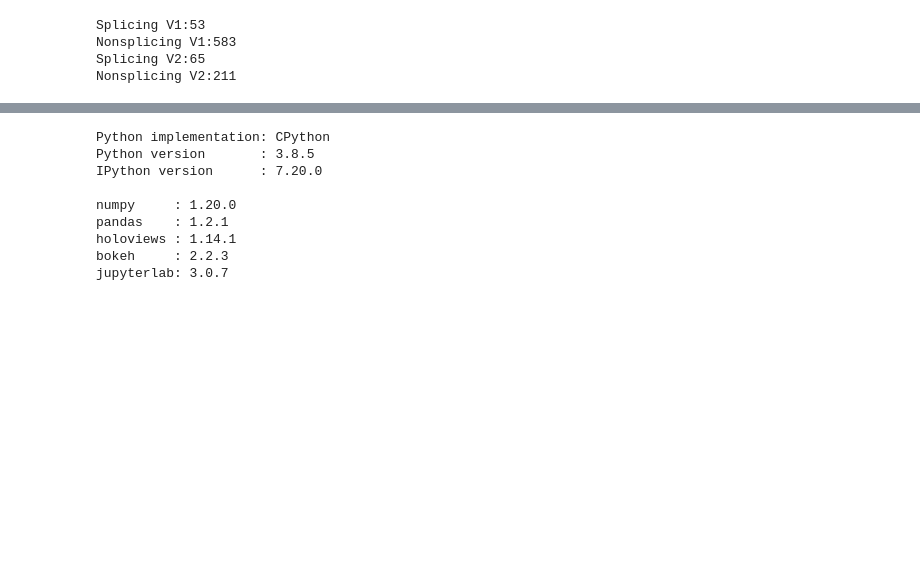
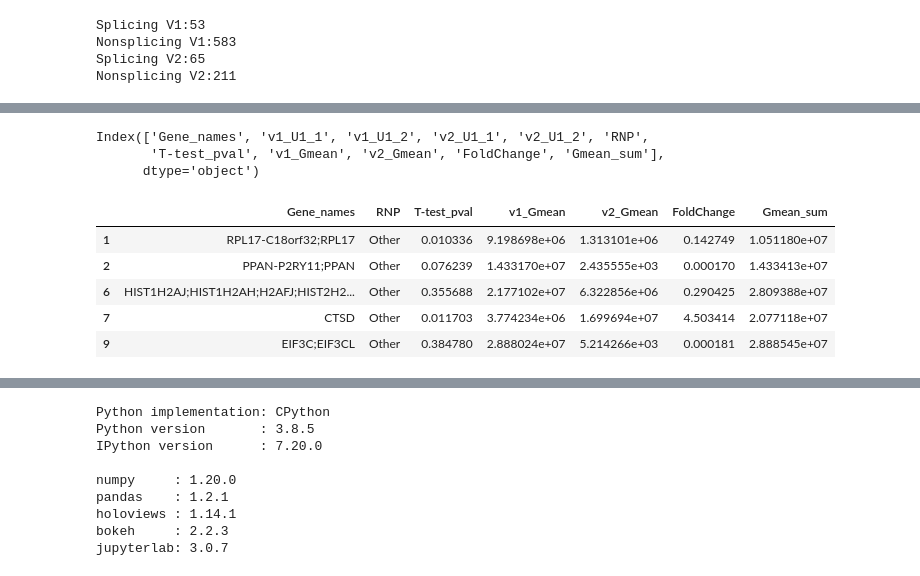
Before and after one commit to dhonson-lncrna/22.02.25_RAPMSv1v2-Analysis, a Jupyter notebook: 22.02.25_v1v2-Intensity.ipynb, the cells around one changed output, grey strips where cells are left out. Drawn from its saved outputs; the diff is of its cells as text; code cells hidden in the pictures; blank space fills up the shorter version.

```diff
--- a/22.02.25_v1v2-Intensity.ipynb
+++ b/22.02.25_v1v2-Intensity.ipynb
@@ -473,3 +473,21 @@ Deprecated in NumPy 1.20; for more details and guidance: https://numpy.org/devdo
   data = np.array(data, dtype=np.float)
 [interactive output not drawn]
 [interactive output not drawn]
+# %%
+statdf.columns
+# %% [output]
+Index(['Gene_names', 'v1_U1_1', 'v1_U1_2', 'v2_U1_1', 'v2_U1_2', 'RNP',
+       'T-test_pval', 'v1_Gmean', 'v2_Gmean', 'FoldChange', 'Gmean_sum'],
+      dtype='object')
+# %%
+statdf['Gmean_sum'] = statdf['v1_Gmean'] + statdf['v2_Gmean']
+
+plotdf = statdf.drop(['v1_U1_1','v1_U1_2','v2_U1_1','v2_U1_2'],axis=1)
+plotdf.head()
+# %% [output]
+|  | Gene_names | RNP | T-test_pval | v1_Gmean | v2_Gmean | FoldChange | Gmean_sum |
+| 1 | RPL17-C18orf32;RPL17 | Other | 0.010336 | 9.198698e+06 | 1.313101e+06 | 0.142749 | 1.051180e+07 |
+| 2 | PPAN-P2RY11;PPAN | Other | 0.076239 | 1.433170e+07 | 2.435555e+03 | 0.000170 | 1.433413e+07 |
+| 6 | HIST1H2AJ;HIST1H2AH;H2AFJ;HIST2H2... | Other | 0.355688 | 2.177102e+07 | 6.322856e+06 | 0.290425 | 2.809388e+07 |
+| 7 | CTSD | Other | 0.011703 | 3.774234e+06 | 1.699694e+07 | 4.503414 | 2.077118e+07 |
+| 9 | EIF3C;EIF3CL | Other | 0.384780 | 2.888024e+07 | 5.214266e+03 | 0.000181 | 2.888545e+07 |
```
Also changed, not shown: parts of 2 cells of this notebook, 3 other files.
